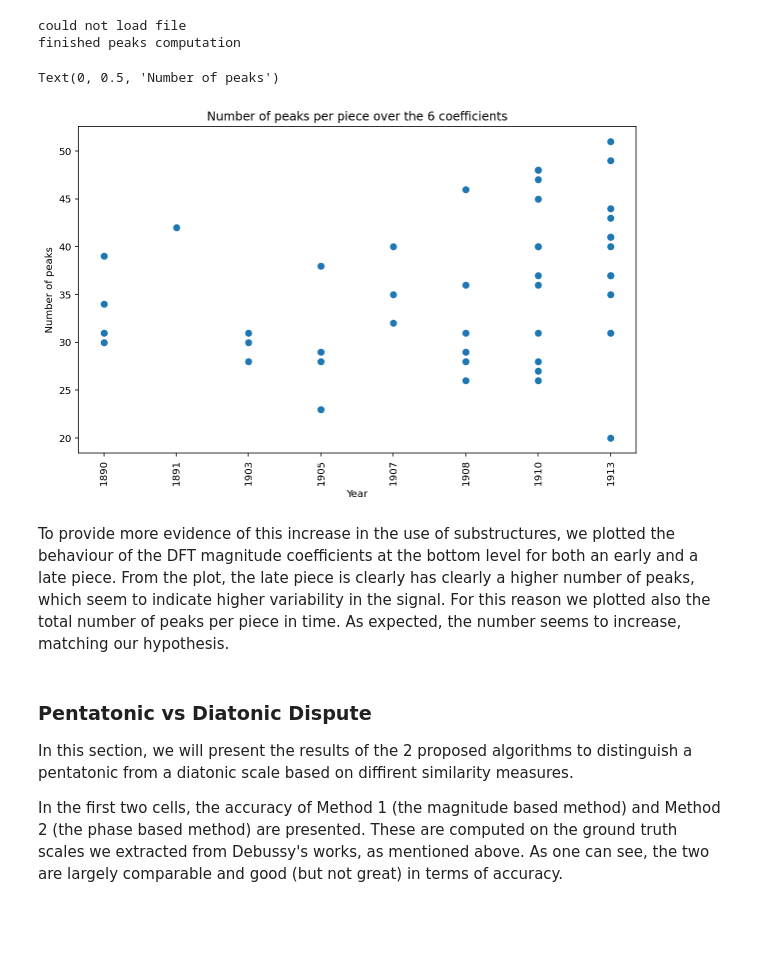
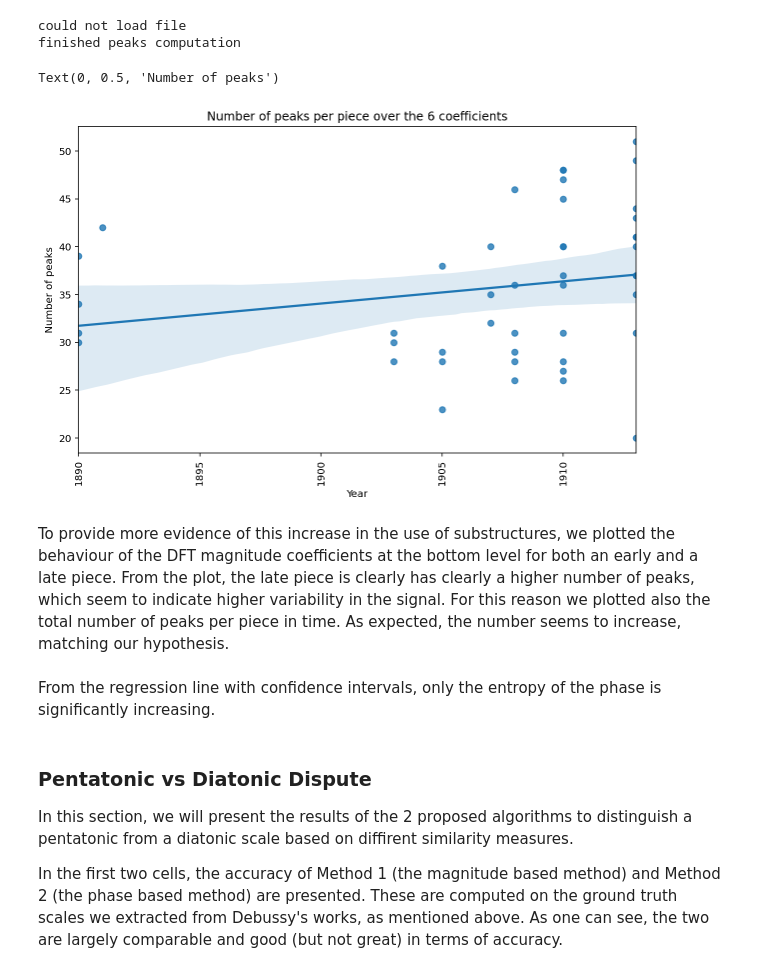
Before and after one commit to ludovicaschaerf/Group-5-Debussy-Pitch-Scapes, a Jupyter notebook: milestone3.ipynb, the cells around one changed output. Drawn from its saved outputs; the diff is of its cells as text; code cells hidden in the pictures; blank space fills up the shorter version.

```diff
--- a/milestone3.ipynb
+++ b/milestone3.ipynb
@@ -473,7 +467,9 @@ for coeff in range(1,7):
     x = [int(v[0]) for v in centers_v]
     y = [v[1] for v in centers_v]
     plt.figure()
-    plt.scatter(x,y,alpha=0.5)
+    sns.regplot(x,y, ci=95)
+    m, b = np.polyfit(x, y, 1)
+    print('slope=',m)
     plt.title('Coeff_'+str(coeff))
     plt.xlabel('Year')
     plt.ylabel('VCoM')
@@ -615,16 +619,21 @@ finished peaks computation
 # %%
 fig = plt.figure(figsize=(10, 6))
 ax = fig.add_subplot()
-ax.scatter([name.split('\\')[-1][:4] for name in peaks.keys()], [np.array(val).sum() for val in peaks.values()])
+x = [int(name.split('\\')[-1][:4]) for name in peaks.keys()]
+y = [np.array(val).sum() for val in peaks.values()]
+sns.regplot(x,y, ci=95, ax=ax)
+
 plt.xticks(rotation=90)
 plt.title('Number of peaks per piece over the 6 coefficients')
 plt.xlabel('Year')
 plt.ylabel('Number of peaks')
 # %% [output]
 Text(0, 0.5, 'Number of peaks')
-[figure, old version]
+[figure, new version]
 # %% [markdown]
 To provide more evidence of this increase in the use of substructures, we plotted the behaviour of the DFT magnitude coefficients at the bottom level for both an early and a late piece. From the plot, the late piece is clearly has clearly a higher number of peaks, which seem to indicate higher variability in the signal. For this reason we plotted also the total number of peaks per piece in time. As expected, the number seems to increase, matching our hypothesis.
+# %% [markdown]
+From the regression line with confidence intervals, only the entropy of the phase is significantly increasing.
 # %% [markdown]
 ### Pentatonic vs Diatonic Dispute
 
```
Also changed, not shown: parts of 8 cells of this notebook.
